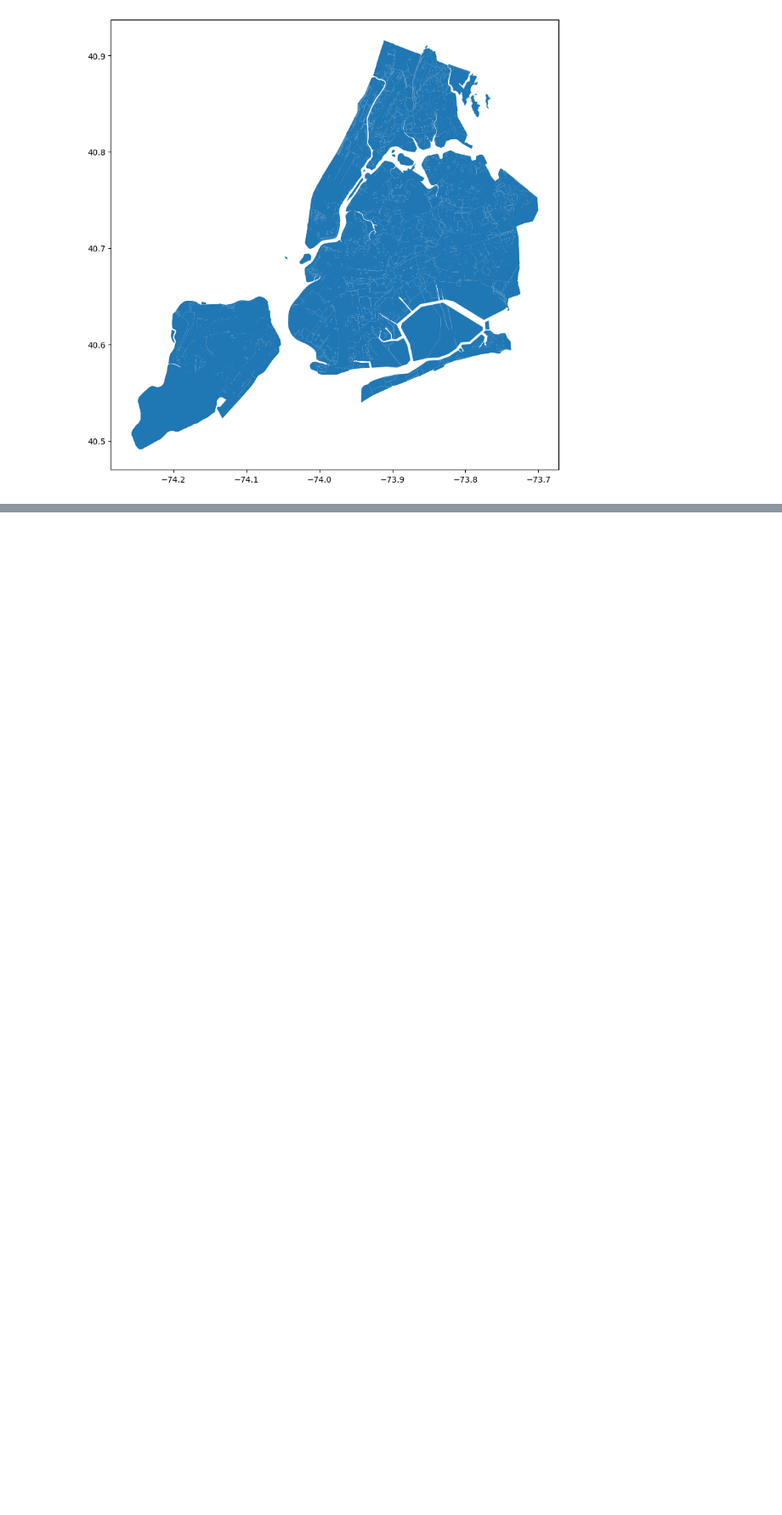
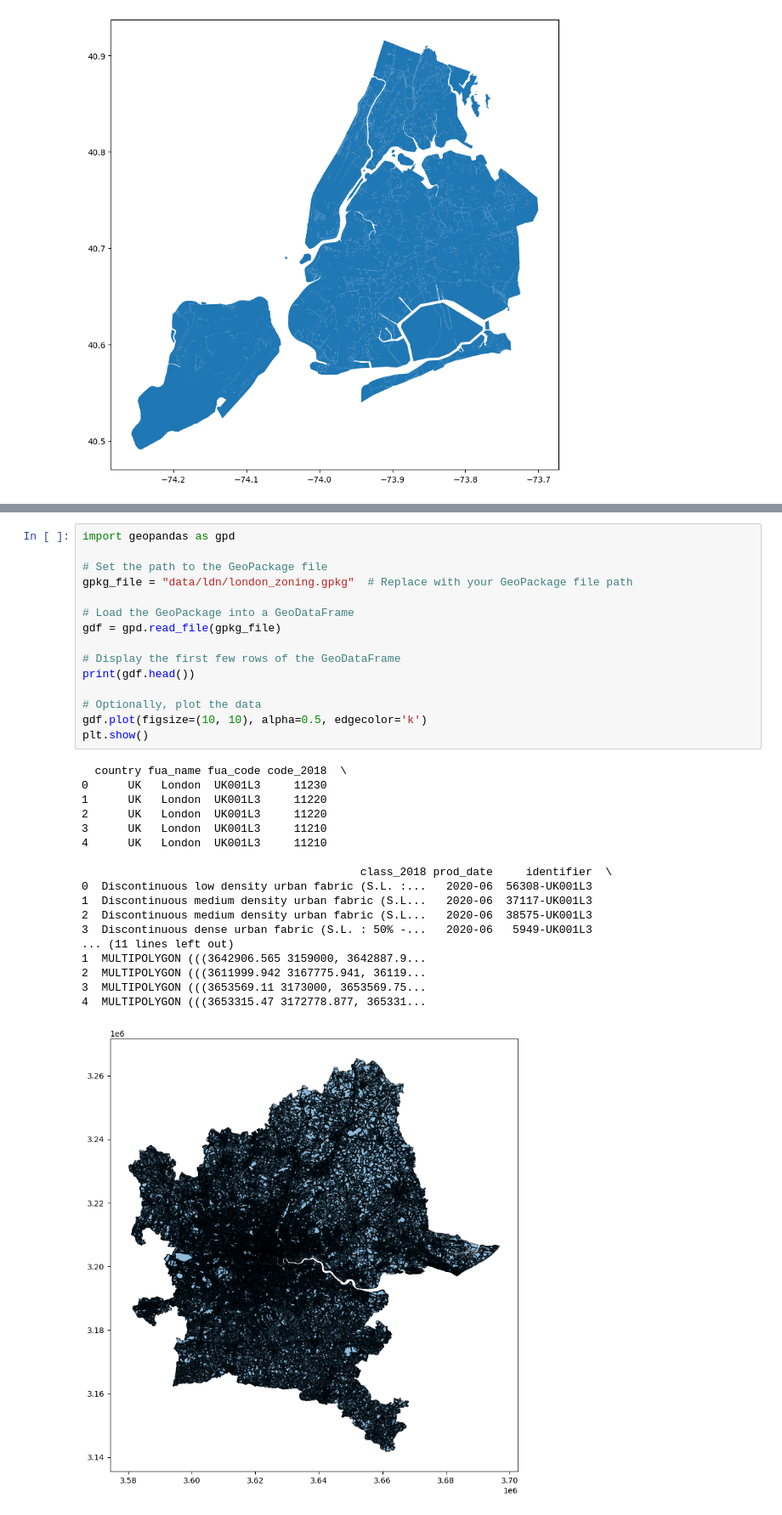
Before and after one commit to arthurfc12/Analise_PlanoDiretor_SP, a Jupyter notebook: Analise_Zoneamento.ipynb, the cells around one changed output, grey strips where cells are left out. Shown at 85% size. Drawn from its saved outputs; the diff is of its cells as text; blank space fills up the shorter version.

```diff
--- a/Analise_Zoneamento.ipynb
+++ b/Analise_Zoneamento.ipynb
@@ -93,0 +166,34 @@ else:
+# %%
+import geopandas as gpd
+
+# Set the path to the GeoPackage file
+gpkg_file = "data/ldn/london_zoning.gpkg"  # Replace with your GeoPackage file path
+
+# Load the GeoPackage into a GeoDataFrame
+gdf = gpd.read_file(gpkg_file)
+
+# Display the first few rows of the GeoDataFrame
+print(gdf.head())
+
+# Optionally, plot the data
+gdf.plot(figsize=(10, 10), alpha=0.5, edgecolor='k')
+plt.show()
+# %% [output]
+  country fua_name fua_code code_2018  \
+0      UK   London  UK001L3     11230
+1      UK   London  UK001L3     11220
+2      UK   London  UK001L3     11220
+3      UK   London  UK001L3     11210
+4      UK   London  UK001L3     11210
+
+                                          class_2018 prod_date     identifier  \
+0  Discontinuous low density urban fabric (S.L. :...   2020-06  56308-UK001L3
+1  Discontinuous medium density urban fabric (S.L...   2020-06  37117-UK001L3
+2  Discontinuous medium density urban fabric (S.L...   2020-06  38575-UK001L3
+3  Discontinuous dense urban fabric (S.L. : 50% -...   2020-06   5949-UK001L3
+... (11 lines left out)
+1  MULTIPOLYGON (((3642906.565 3159000, 3642887.9...
+2  MULTIPOLYGON (((3611999.942 3167775.941, 36119...
+3  MULTIPOLYGON (((3653569.11 3173000, 3653569.75...
+4  MULTIPOLYGON (((3653315.47 3172778.877, 365331...
+[figure, added]
```
Also changed, not shown: parts of 4 cells of this notebook, 2 other files.
